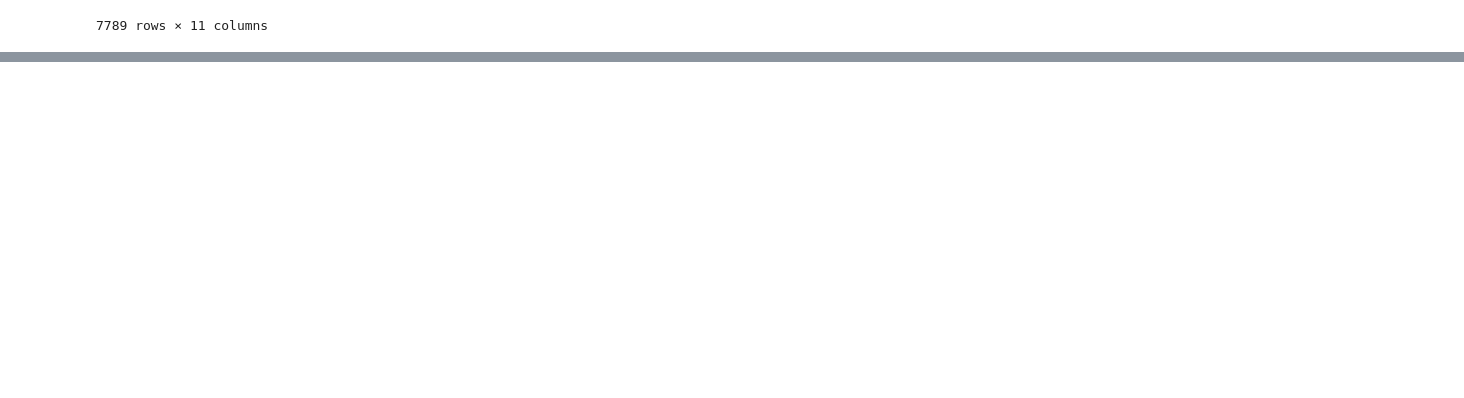
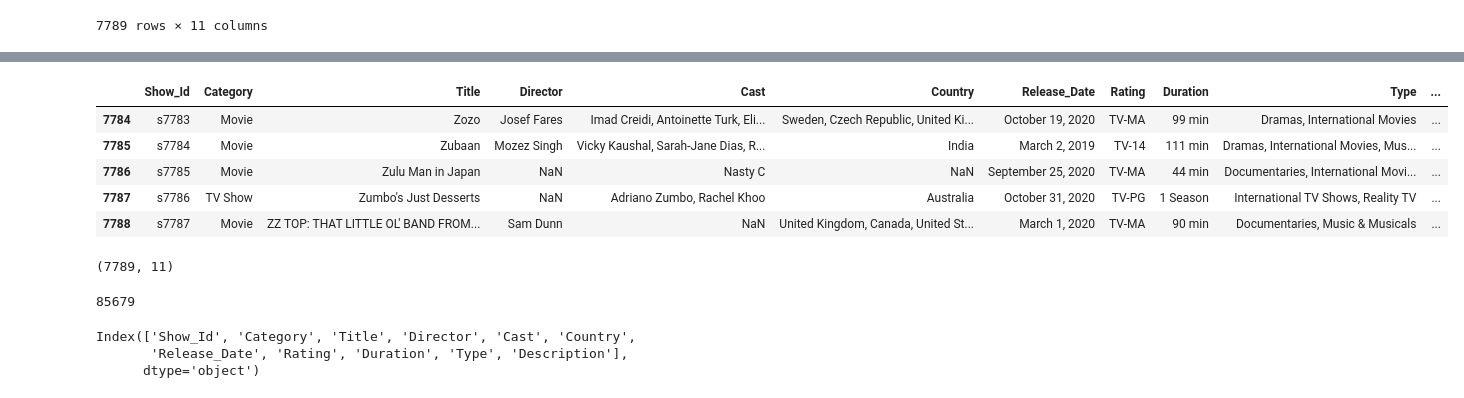
Before and after one commit to christianabusca/DataMorphosis, a Jupyter notebook: DAP8_Netflix_Data.ipynb, the cells around one changed output, grey strips where cells are left out. Cells and saved outputs as stored; diff of their text form; code cells hidden in the pictures; blank space fills up the shorter version.

```diff
--- a/DAP8_Netflix_Data.ipynb
+++ b/DAP8_Netflix_Data.ipynb
@@ -27,0 +38,28 @@ df
+# %%
+# SHOWING THE BOTTOM 5 RECORDS OF THE DATASET
+df.tail()
+# %% [output]
+|  | Show_Id | Category | Title | Director | Cast | Country | Release_Date | Rating | Duration | Type | ... |
+| 7784 | s7783 | Movie | Zozo | Josef Fares | Imad Creidi, Antoinette Turk, Eli... | Sweden, Czech Republic, United Ki... | October 19, 2020 | TV-MA | 99 min | Dramas, International Movies | ... |
+| 7785 | s7784 | Movie | Zubaan | Mozez Singh | Vicky Kaushal, Sarah-Jane Dias, R... | India | March 2, 2019 | TV-14 | 111 min | Dramas, International Movies, Mus... | ... |
+| 7786 | s7785 | Movie | Zulu Man in Japan | NaN | Nasty C | NaN | September 25, 2020 | TV-MA | 44 min | Documentaries, International Movi... | ... |
+| 7787 | s7786 | TV Show | Zumbo's Just Desserts | NaN | Adriano Zumbo, Rachel Khoo | Australia | October 31, 2020 | TV-PG | 1 Season | International TV Shows, Reality TV | ... |
+| 7788 | s7787 | Movie | ZZ TOP: THAT LITTLE OL' BAND FROM... | Sam Dunn | NaN | United Kingdom, Canada, United St... | March 1, 2020 | TV-MA | 90 min | Documentaries, Music & Musicals | ... |
+# %%
+# SHOWING THE NO. OF ROWS AND COLUMNS IN THE DATASET
+df.shape
+# BASED ON THE OUTPUT THERE ARE 7789 ROWS AND 11 COLUMNS
+# %% [output]
+(7789, 11)
+# %%
+# SHOWING THE TOTAL NUMBER OF VALUES(ELEMENTS) IN THE DATASET
+df.size
+# %% [output]
+85679
+# %%
+# SHOWING ALL THE COLUMN NAMES
+df.columns
+# %% [output]
+Index(['Show_Id', 'Category', 'Title', 'Director', 'Cast', 'Country',
+       'Release_Date', 'Rating', 'Duration', 'Type', 'Description'],
+      dtype='object')
```
Also changed, not shown: parts of 13 cells of this notebook.
